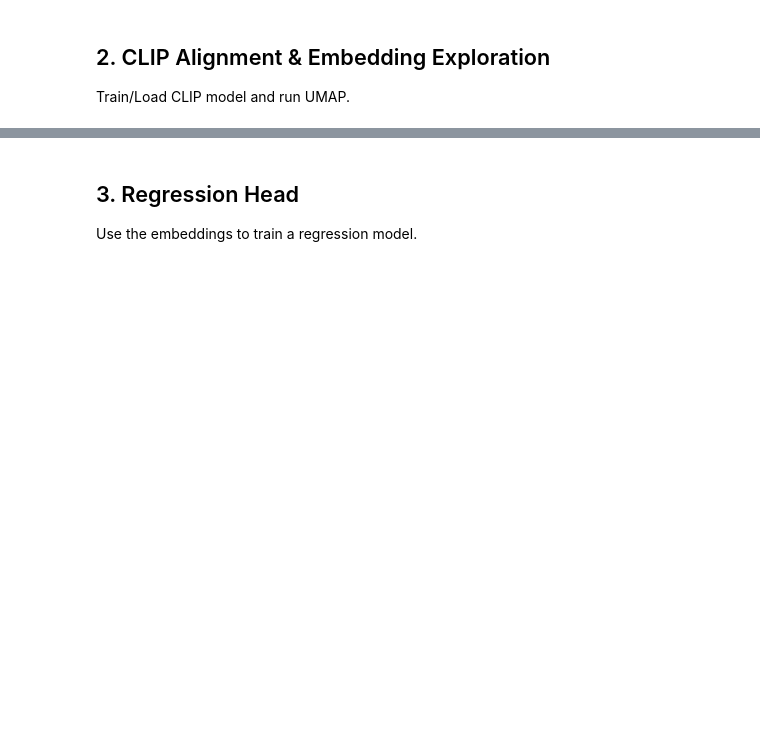
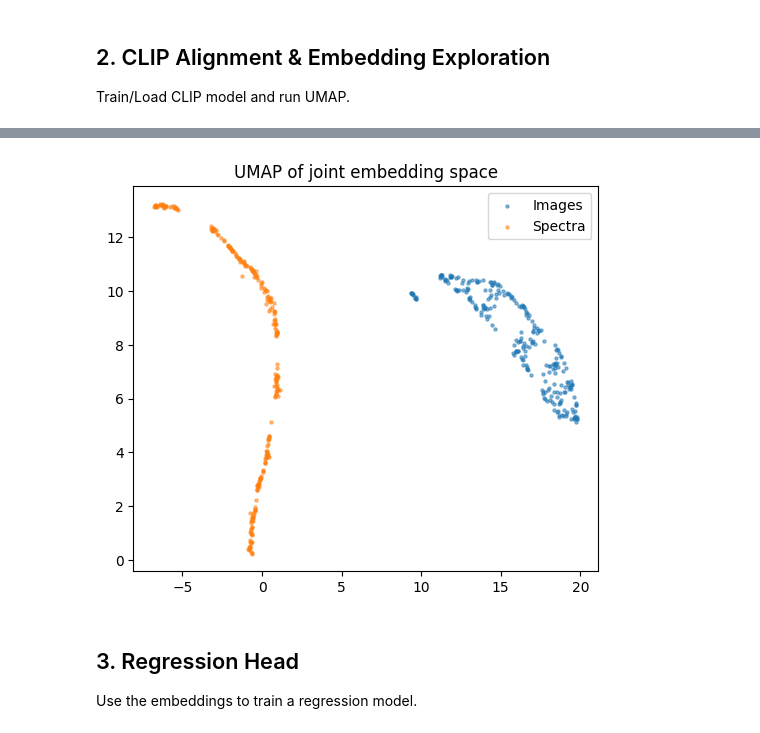
Before and after one commit to mhuertascompany/AstroCLIP, a Jupyter notebook: teaching_notebooks/astroclip_teaching_redshift_exercises_filled.ipynb, the cells around one changed output, grey strips where cells are left out. Cells and saved outputs as stored; diff of their text form; code cells hidden in the pictures; blank space fills up the shorter version.

```diff
--- a/teaching_notebooks/astroclip_teaching_redshift_exercises_filled.ipynb
+++ b/teaching_notebooks/astroclip_teaching_redshift_exercises_filled.ipynb
@@ -394,3 +525,17 @@ class StudentCLIP(L.LightningModule):
         optimizer = torch.optim.AdamW(self.parameters(), lr=self.hparams.lr, weight_decay=self.hparams.weight_decay)
         scheduler = torch.optim.lr_scheduler.CosineAnnealingLR(optimizer, T_max=20)
         return {'optimizer': optimizer, 'lr_scheduler': scheduler}
+# %%
+clip_ckpt_path = ASTROCLIP_ROOT / "models/clip_student.ckpt"
+if clip_ckpt_path.exists():
+    clip_model = StudentCLIP.load_from_checkpoint(clip_ckpt_path, image_encoder=image_model,spectrum_encoder=spectrum_model)
+else:
+    clip_model = StudentCLIP(image_encoder=image_model,spectrum_encoder=spectrum_model)
+    clip_model = train_with_lightning(
+    clip_model,
+    clip_ckpt_path,
+    multimodal_train_loader,
+    multimodal_val_loader,
+    max_epochs=1,
+    logger_name="clip_ex",
+    )
@@ -397,31 +564,34 @@ class StudentCLIP(L.LightningModule):
 # %%
 # Generate embeddings for the validation split and visualise with UMAP
 image_embeddings, spectrum_embeddings, redshift = [], [], []
 
+clip_model = clip_model.to(device)
 clip_model.eval()
 with torch.no_grad():
     for batch in multimodal_val_loader:
         imgs = batch["image"].to(device)
         specs = batch["spectrum"].to(device)
         img_embeds, spec_embeds = clip_model(imgs, specs)
         image_embeddings.append(img_embeds.cpu().numpy())
         spectrum_embeddings.append(spec_embeds.cpu().numpy())
         redshift.append(batch["redshift"].numpy())
 
 image_embeddings = np.concatenate(image_embeddings)
 spectrum_embeddings = np.concatenate(spectrum_embeddings)
 redshift = np.concatenate(redshift)
 
 reducer = umap.UMAP(random_state=42)
 joint = reducer.fit_transform(np.concatenate([image_embeddings, spectrum_embeddings], axis=0))
 labels = np.concatenate([np.zeros(len(image_embeddings)), np.ones(len(spectrum_embeddings))])
 
 plt.figure(figsize=(6, 5))
 plt.scatter(joint[labels == 0, 0], joint[labels == 0, 1], s=5, alpha=0.5, label="Images")
 plt.scatter(joint[labels == 1, 0], joint[labels == 1, 1], s=5, alpha=0.5, label="Spectra")
 plt.legend()
 plt.title("UMAP of joint embedding space")
 plt.show()
+# %% [output]
+[figure, added]
 # %% [markdown]
 ## 3. Regression Head
 Use the embeddings to train a regression model.
```
Also changed, not shown: parts of 13 cells of this notebook, 1 other file.
